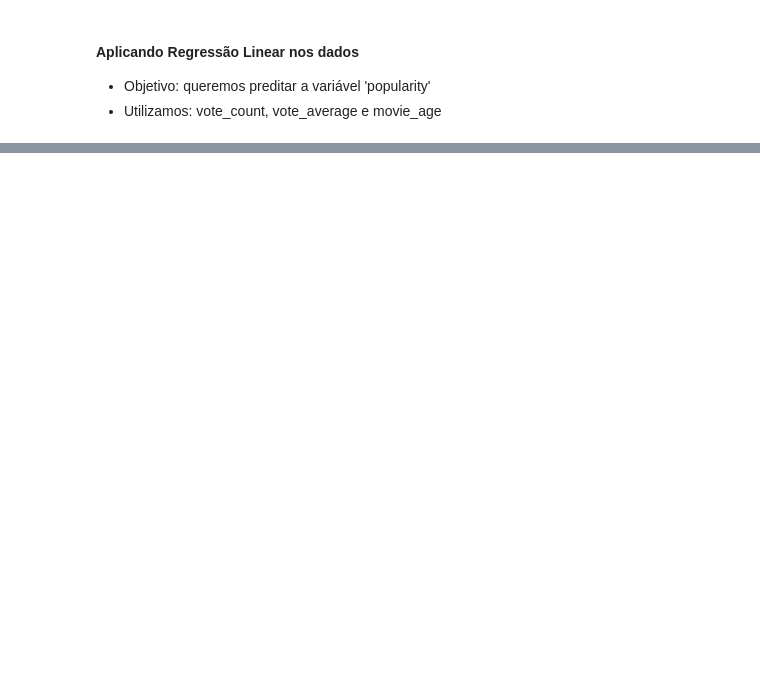
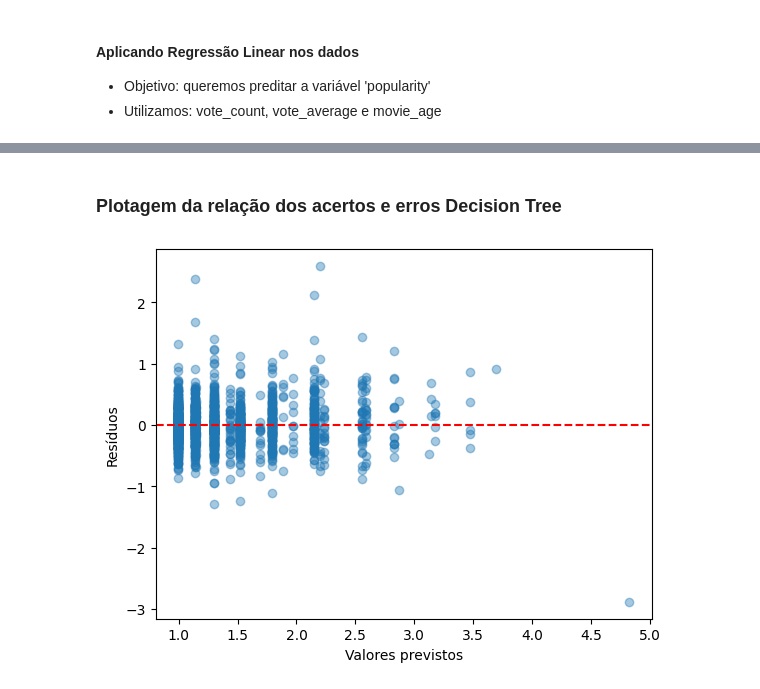
Before and after one commit to gabrielamb2k/FundamentosIA, a Jupyter notebook: notebook.ipynb, the cells around one changed output, grey strips where cells are left out. Cells and saved outputs as stored; diff of their text form; code cells hidden in the pictures; blank space fills up the shorter version.

```diff
--- a/notebook.ipynb
+++ b/notebook.ipynb
@@ -153,0 +158,9 @@ Slope/coeficiente (b1): [ 0.38978256  0.12432663 -0.00281851]
+# %%
+from sklearn.tree import DecisionTreeRegressor
+
+model_DT = DecisionTreeRegressor(max_depth=5)
+
+model_DT.fit(X_train, y_train)
+
+fitted_DT = model_DT.predict(X_test)
+residuals_DT = y_test-fitted_DT
@@ -175,0 +241,10 @@ print(r2_score(y_test, fitted))
+# %% [markdown]
+### Plotagem da relação dos acertos e erros Decision Tree
+# %%
+plt.scatter(fitted_DT, residuals_DT, alpha=0.4)
+plt.axhline(0, color='red', linestyle='--')
+plt.xlabel('Valores previstos')
+plt.ylabel('Resíduos')
+plt.show()
+# %% [output]
+[figure, added]
```
Also changed, not shown: parts of 20 cells of this notebook.
